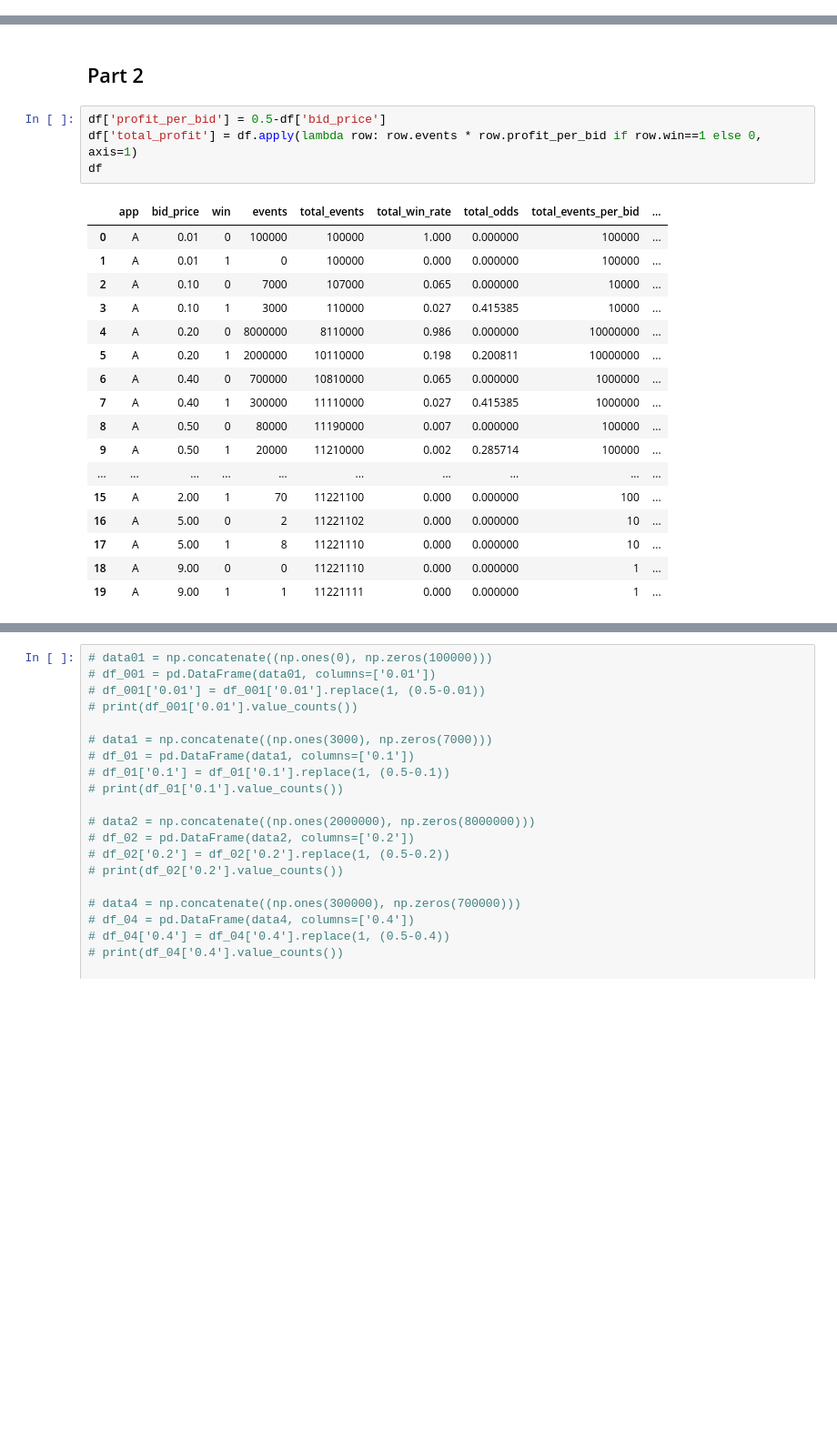
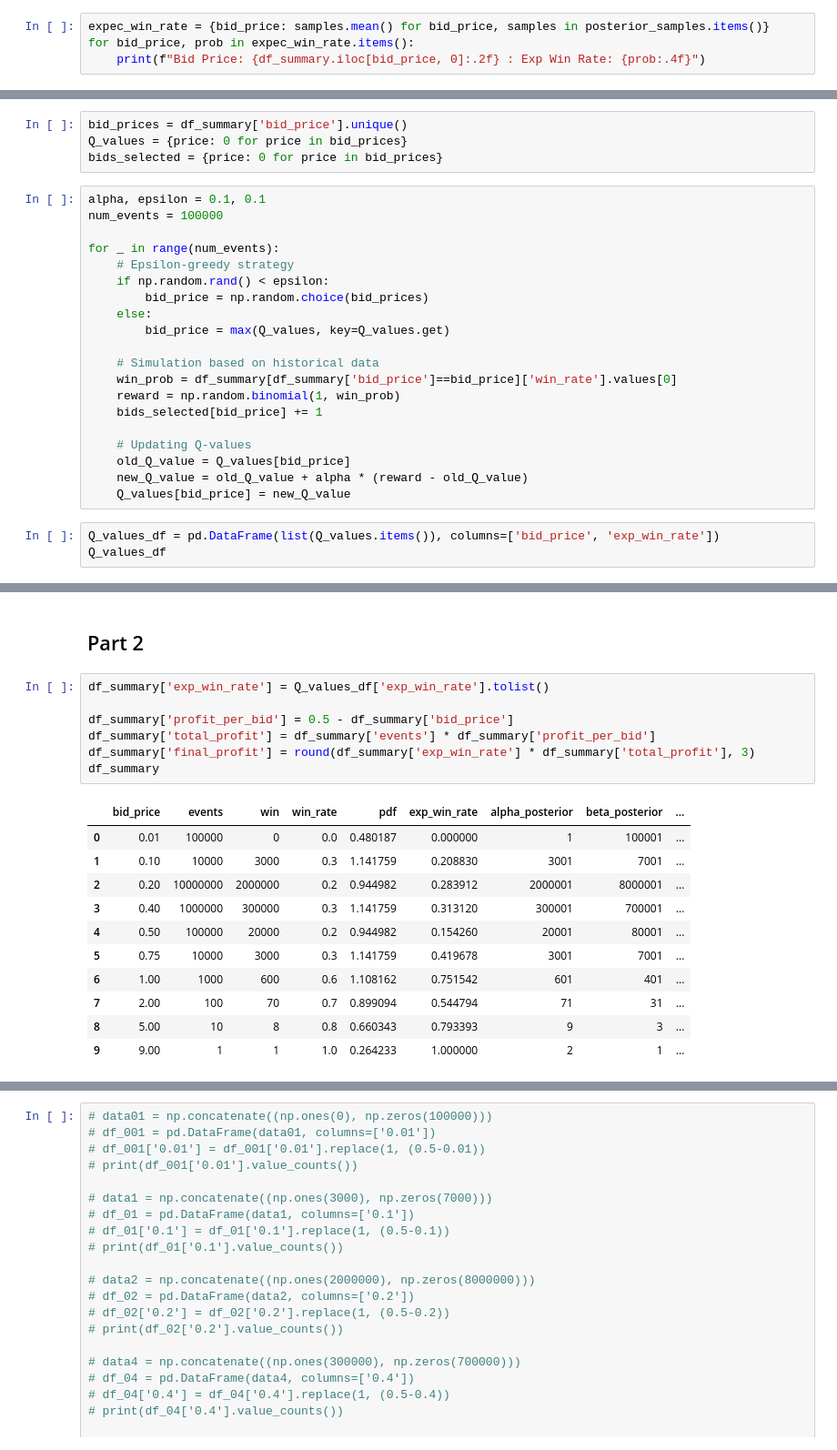
Before and after one commit to DaoodS/Case-study, a Jupyter notebook: bid-prediction.ipynb, the cells around one changed output, grey strips where cells are left out. Shown at 91% size. Drawn from its saved outputs; the diff is of its cells as text; blank space fills up the shorter version.

```diff
--- a/bid-prediction.ipynb
+++ b/bid-prediction.ipynb
@@ -111,0 +196,4 @@ df
+# %%
+expec_win_rate = {bid_price: samples.mean() for bid_price, samples in posterior_samples.items()}
+for bid_price, prob in expec_win_rate.items():
+    print(f"Bid Price: {df_summary.iloc[bid_price, 0]:.2f} : Exp Win Rate: {prob:.4f}")
@@ -111,0 +244,27 @@ df
+# %%
+bid_prices = df_summary['bid_price'].unique()
+Q_values = {price: 0 for price in bid_prices}
+bids_selected = {price: 0 for price in bid_prices}
+# %%
+alpha, epsilon = 0.1, 0.1
+num_events = 100000
+
+for _ in range(num_events):
+    # Epsilon-greedy strategy
+    if np.random.rand() < epsilon:
+        bid_price = np.random.choice(bid_prices)
+    else:
+        bid_price = max(Q_values, key=Q_values.get)
+
+    # Simulation based on historical data
+    win_prob = df_summary[df_summary['bid_price']==bid_price]['win_rate'].values[0]
+    reward = np.random.binomial(1, win_prob)
+    bids_selected[bid_price] += 1
+
+    # Updating Q-values
+    old_Q_value = Q_values[bid_price]
+    new_Q_value = old_Q_value + alpha * (reward - old_Q_value)
+    Q_values[bid_price] = new_Q_value
+# %%
+Q_values_df = pd.DataFrame(list(Q_values.items()), columns=['bid_price', 'exp_win_rate'])
+Q_values_df
@@ -112,27 +283,24 @@ df
 # %% [markdown]
 ## Part 2
-# %%
-df['profit_per_bid'] = 0.5-df['bid_price']
-df['total_profit'] = df.apply(lambda row: row.events * row.profit_per_bid if row.win==1 else 0, axis=1)
-df
-# %% [output]
-|  | app | bid_price | win | events | total_events | total_win_rate | total_odds | total_events_per_bid | ... |
-| 0 | A | 0.01 | 0 | 100000 | 100000 | 1.000 | 0.000000 | 100000 | ... |
-| 1 | A | 0.01 | 1 | 0 | 100000 | 0.000 | 0.000000 | 100000 | ... |
-| 2 | A | 0.10 | 0 | 7000 | 107000 | 0.065 | 0.000000 | 10000 | ... |
-| 3 | A | 0.10 | 1 | 3000 | 110000 | 0.027 | 0.415385 | 10000 | ... |
-| 4 | A | 0.20 | 0 | 8000000 | 8110000 | 0.986 | 0.000000 | 10000000 | ... |
-| 5 | A | 0.20 | 1 | 2000000 | 10110000 | 0.198 | 0.200811 | 10000000 | ... |
-| 6 | A | 0.40 | 0 | 700000 | 10810000 | 0.065 | 0.000000 | 1000000 | ... |
-| 7 | A | 0.40 | 1 | 300000 | 11110000 | 0.027 | 0.415385 | 1000000 | ... |
-| 8 | A | 0.50 | 0 | 80000 | 11190000 | 0.007 | 0.000000 | 100000 | ... |
-| 9 | A | 0.50 | 1 | 20000 | 11210000 | 0.002 | 0.285714 | 100000 | ... |
-| ... | ... | ... | ... | ... | ... | ... | ... | ... | ... |
-| 15 | A | 2.00 | 1 | 70 | 11221100 | 0.000 | 0.000000 | 100 | ... |
-| 16 | A | 5.00 | 0 | 2 | 11221102 | 0.000 | 0.000000 | 10 | ... |
-| 17 | A | 5.00 | 1 | 8 | 11221110 | 0.000 | 0.000000 | 10 | ... |
-| 18 | A | 9.00 | 0 | 0 | 11221110 | 0.000 | 0.000000 | 1 | ... |
-| 19 | A | 9.00 | 1 | 1 | 11221111 | 0.000 | 0.000000 | 1 | ... |
+# %%
+df_summary['exp_win_rate'] = Q_values_df['exp_win_rate'].tolist()
+
+df_summary['profit_per_bid'] = 0.5 - df_summary['bid_price']
+df_summary['total_profit'] = df_summary['events'] * df_summary['profit_per_bid']
+df_summary['final_profit'] = round(df_summary['exp_win_rate'] * df_summary['total_profit'], 3)
+df_summary
+# %% [output]
+|  | bid_price | events | win | win_rate | pdf | exp_win_rate | alpha_posterior | beta_posterior | ... |
+| 0 | 0.01 | 100000 | 0 | 0.0 | 0.480187 | 0.000000 | 1 | 100001 | ... |
+| 1 | 0.10 | 10000 | 3000 | 0.3 | 1.141759 | 0.208830 | 3001 | 7001 | ... |
+| 2 | 0.20 | 10000000 | 2000000 | 0.2 | 0.944982 | 0.283912 | 2000001 | 8000001 | ... |
+| 3 | 0.40 | 1000000 | 300000 | 0.3 | 1.141759 | 0.313120 | 300001 | 700001 | ... |
+| 4 | 0.50 | 100000 | 20000 | 0.2 | 0.944982 | 0.154260 | 20001 | 80001 | ... |
+| 5 | 0.75 | 10000 | 3000 | 0.3 | 1.141759 | 0.419678 | 3001 | 7001 | ... |
+| 6 | 1.00 | 1000 | 600 | 0.6 | 1.108162 | 0.751542 | 601 | 401 | ... |
+| 7 | 2.00 | 100 | 70 | 0.7 | 0.899094 | 0.544794 | 71 | 31 | ... |
+| 8 | 5.00 | 10 | 8 | 0.8 | 0.660343 | 0.793393 | 9 | 3 | ... |
+| 9 | 9.00 | 1 | 1 | 1.0 | 0.264233 | 1.000000 | 2 | 1 | ... |
 # %% [markdown]
 ### Observations
 
```
Also changed, not shown: parts of 25 cells of this notebook.
